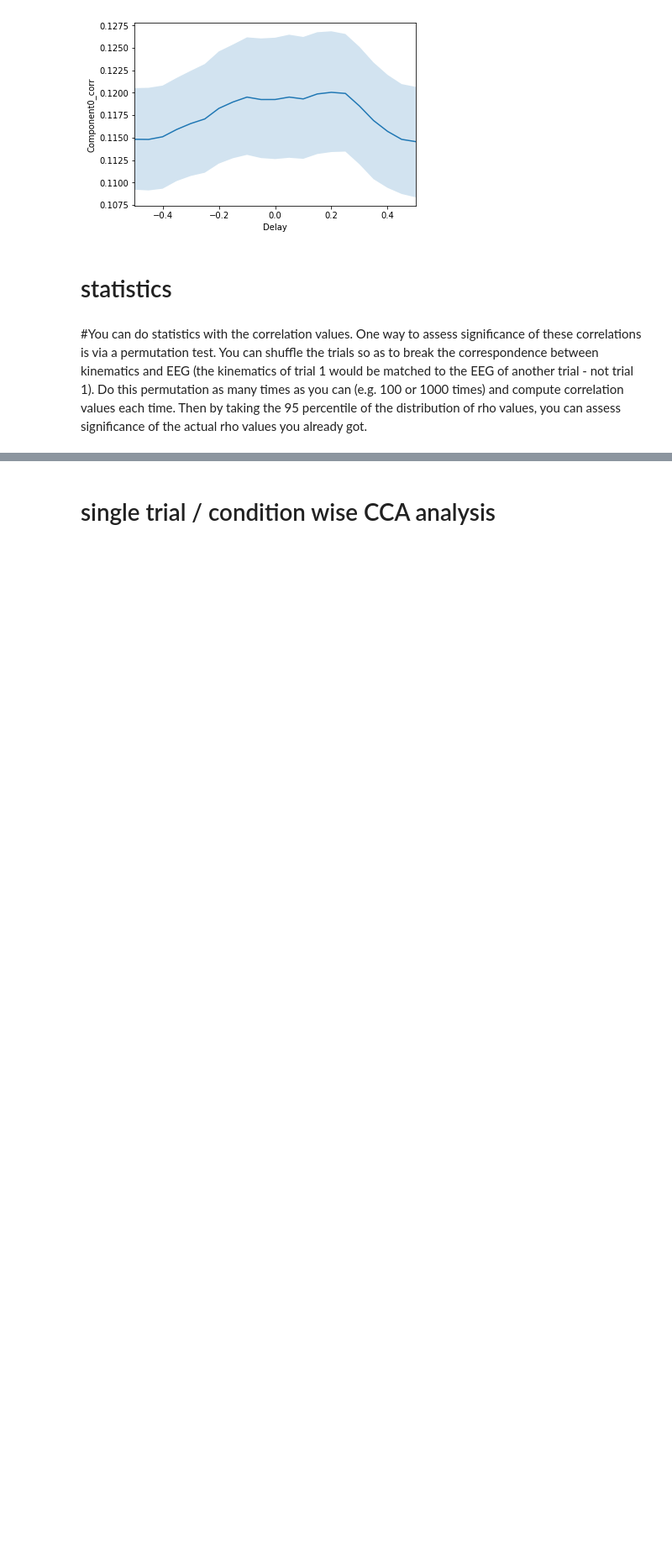
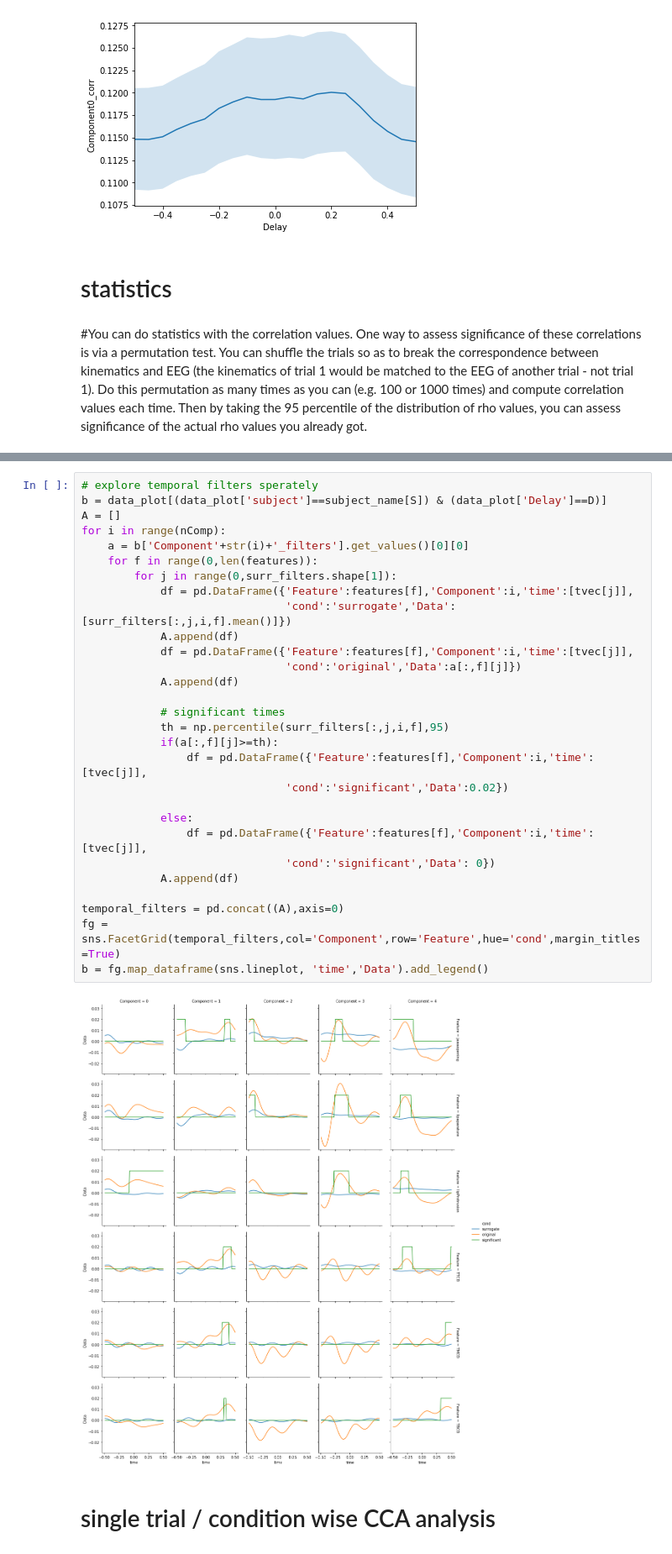
Before and after one commit to sankar-mukherjee/CCA_speech_EEG, a Jupyter notebook: CCA_yannis.ipynb, the cells around one changed output, grey strips where cells are left out. Shown at 84% size. Drawn from its saved outputs; the diff is of its cells as text; blank space fills up the shorter version.

```diff
--- a/CCA_yannis.ipynb
+++ b/CCA_yannis.ipynb
@@ -1068,3 +1132,34 @@ print(comp)
+# %%
+# explore temporal filters sperately
+b = data_plot[(data_plot['subject']==subject_name[S]) & (data_plot['Delay']==D)]
+A = []
+for i in range(nComp):
+    a = b['Component'+str(i)+'_filters'].get_values()[0][0]
+    for f in range(0,len(features)):
+        for j in range(0,surr_filters.shape[1]):
+            df = pd.DataFrame({'Feature':features[f],'Component':i,'time':[tvec[j]],
+                               'cond':'surrogate','Data':[surr_filters[:,j,i,f].mean()]})
+            A.append(df)
+            df = pd.DataFrame({'Feature':features[f],'Component':i,'time':[tvec[j]],
+                               'cond':'original','Data':a[:,f][j]})
+            A.append(df)
+
+            # significant times
+            th = np.percentile(surr_filters[:,j,i,f],95)
+            if(a[:,f][j]>=th):
+                df = pd.DataFrame({'Feature':features[f],'Component':i,'time':[tvec[j]],
+                               'cond':'significant','Data':0.02})
+
+            else:
+                df = pd.DataFrame({'Feature':features[f],'Component':i,'time':[tvec[j]],
+                               'cond':'significant','Data': 0})
+            A.append(df)
+
+temporal_filters = pd.concat((A),axis=0)
+fg = sns.FacetGrid(temporal_filters,col='Component',row='Feature',hue='cond',margin_titles=True)
+b = fg.map_dataframe(sns.lineplot, 'time','Data').add_legend()
+# %% [output]
+[figure, added]
 # %% [markdown]
 # single trial / condition wise CCA analysis
 # %%
```
Also changed, not shown: parts of 18 cells of this notebook.
